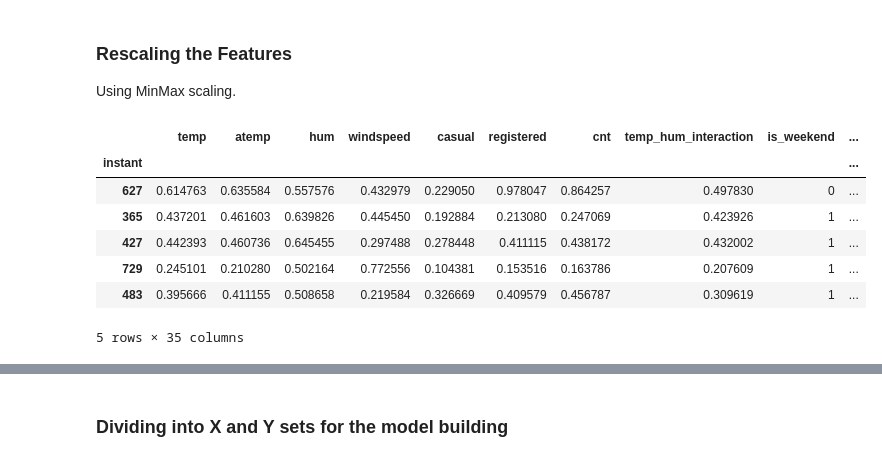
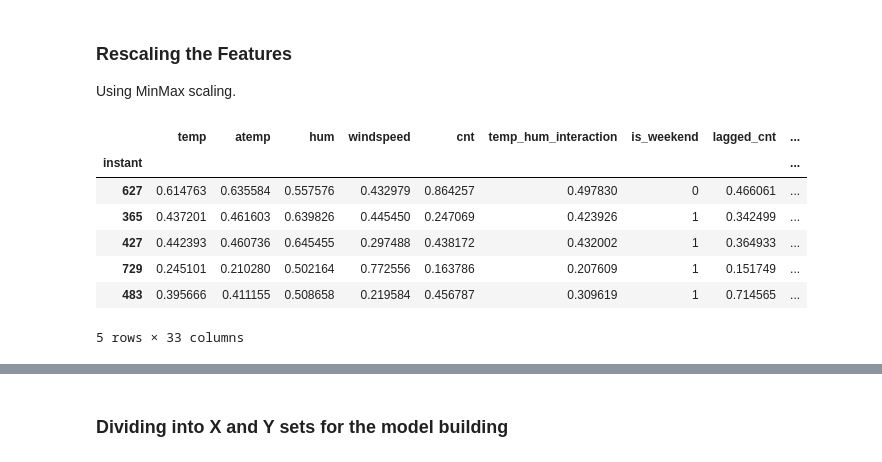
Before and after one commit to thomami244/BikeSharingCaseStudy, a Jupyter notebook: BikeCaseStudy.ipynb, the cells around one changed output, grey strips where cells are left out. Saved outputs shown, nothing was run; the diff lists cells and outputs as text; code cells hidden in the pictures.

```diff
--- a/BikeCaseStudy.ipynb
+++ b/BikeCaseStudy.ipynb
@@ -105,0 +80,15 @@ KeyError: 'weathersit'
+# %%
+# Converting seasons into categorical string mapping
+
+season_mapping = {
+    1: 'spring',
+    2: 'summer',
+    3: 'fall',
+    4: 'winter'
+}
+
+# Apply the mapping to the 'weathersit' column
+df['season'] = df['season'].map(season_mapping)
+
+# Verify the conversion
+print(df['season'].head())
@@ -263,27 +271,25 @@ scaler = MinMaxScaler()
 # %%
 # list of columns that should be scaled (excluding dummy' variables)
 
 num_vars = [
     'temp',
     'atemp',
     'hum',
     'windspeed',
-    'casual',
-    'registered',
     'cnt',
     'temp_hum_interaction',
     'lagged_cnt'
 ]
 
 df_train[num_vars] = scaler.fit_transform(df_train[num_vars])
 
 df_train.head()
 # %% [output]
-|  | temp | atemp | hum | windspeed | casual | registered | cnt | temp_hum_interaction | is_weekend | ... |
-| instant |  |  |  |  |  |  |  |  |  | ... |
-| 627 | 0.614763 | 0.635584 | 0.557576 | 0.432979 | 0.229050 | 0.978047 | 0.864257 | 0.497830 | 0 | ... |
-| 365 | 0.437201 | 0.461603 | 0.639826 | 0.445450 | 0.192884 | 0.213080 | 0.247069 | 0.423926 | 1 | ... |
-| 427 | 0.442393 | 0.460736 | 0.645455 | 0.297488 | 0.278448 | 0.411115 | 0.438172 | 0.432002 | 1 | ... |
-| 729 | 0.245101 | 0.210280 | 0.502164 | 0.772556 | 0.104381 | 0.153516 | 0.163786 | 0.207609 | 1 | ... |
-| 483 | 0.395666 | 0.411155 | 0.508658 | 0.219584 | 0.326669 | 0.409579 | 0.456787 | 0.309619 | 1 | ... |
+|  | temp | atemp | hum | windspeed | cnt | temp_hum_interaction | is_weekend | lagged_cnt | ... |
+| instant |  |  |  |  |  |  |  |  | ... |
+| 627 | 0.614763 | 0.635584 | 0.557576 | 0.432979 | 0.864257 | 0.497830 | 0 | 0.466061 | ... |
+| 365 | 0.437201 | 0.461603 | 0.639826 | 0.445450 | 0.247069 | 0.423926 | 1 | 0.342499 | ... |
+| 427 | 0.442393 | 0.460736 | 0.645455 | 0.297488 | 0.438172 | 0.432002 | 1 | 0.364933 | ... |
+| 729 | 0.245101 | 0.210280 | 0.502164 | 0.772556 | 0.163786 | 0.207609 | 1 | 0.151749 | ... |
+| 483 | 0.395666 | 0.411155 | 0.508658 | 0.219584 | 0.456787 | 0.309619 | 1 | 0.714565 | ... |
-5 rows × 35 columns
+5 rows × 33 columns
```
Also changed, not shown: parts of 51 cells of this notebook.
